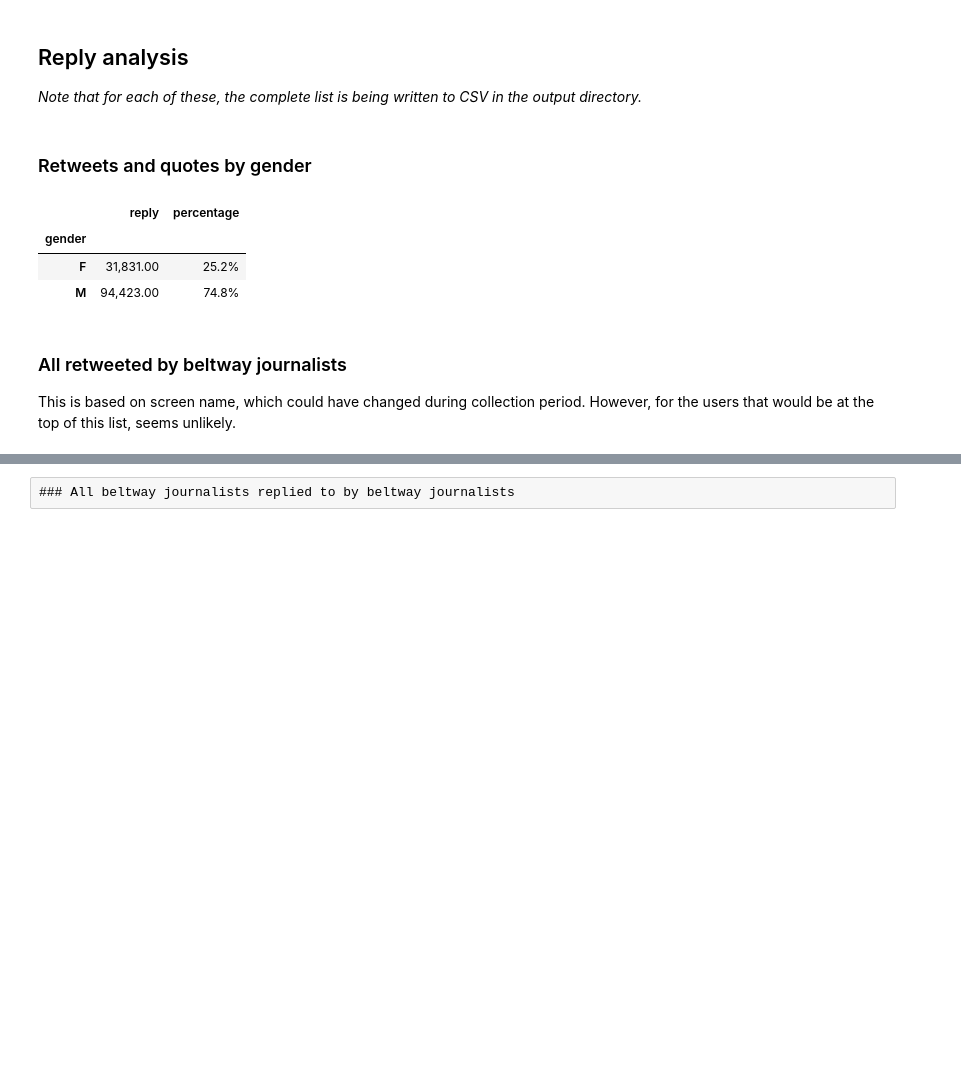
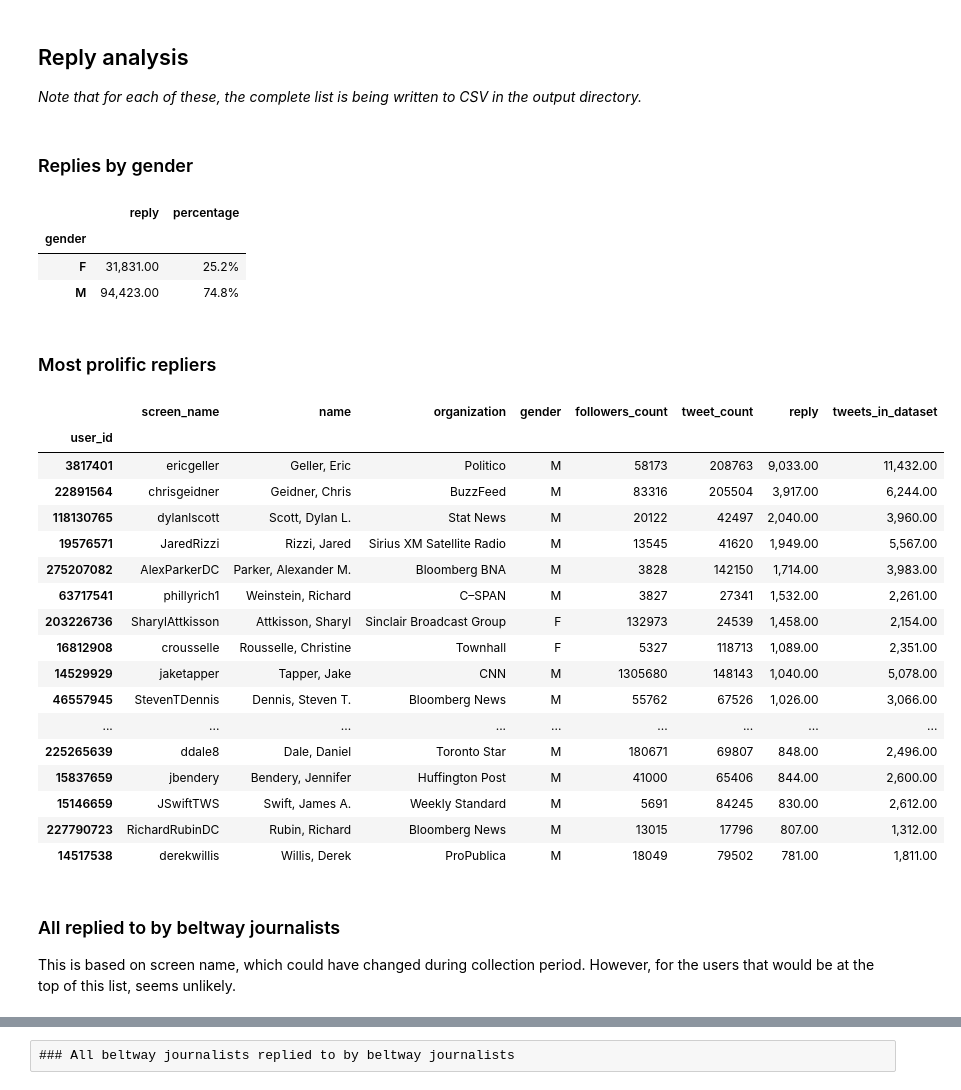
Before and after one commit to justinlittman/beltway_reporters, a Jupyter notebook: jupyter/Gender dynamics.ipynb, the cells around one changed output, grey strips where cells are left out. Saved outputs shown, nothing was run; the diff lists cells and outputs as text; code cells hidden in the pictures; blank space fills up the shorter version.

```diff
--- a/jupyter/Gender dynamics.ipynb
+++ b/jupyter/Gender dynamics.ipynb
@@ -1124,7 +1172,7 @@ journalist_reply_summary_fields = ['screen_name', 'name', 'organization', 'gende
 ## Reply analysis
 *Note that for each of these, the complete list is being written to CSV in the output directory.*
 # %% [markdown]
-### Retweets and quotes by gender
+### Replies by gender
 # %%
 replies_by_gender_df = user_summary_df[['gender', 'reply']].groupby('gender').sum()
 replies_by_gender_df['percentage'] = replies_by_gender_df.reply.div(replies_by_gender_df.reply.sum()).mul(100).round(1).astype(str) + '%'
@@ -1134,8 +1182,31 @@ replies_by_gender_df
 | gender |  |  |
 | F | 31,831.00 | 25.2% |
 | M | 94,423.00 | 74.8% |
+# %% [markdown]
+### Most prolific repliers
+# %%
+user_summary_df[['screen_name', 'name', 'organization', 'gender', 'followers_count', 'tweet_count', 'reply', 'tweets_in_dataset']].sort_values(['reply'], ascending=False).head(25)
+# %% [output]
+|  | screen_name | name | organization | gender | followers_count | tweet_count | reply | tweets_in_dataset |
+| user_id |  |  |  |  |  |  |  |  |
+| 3817401 | ericgeller | Geller, Eric | Politico | M | 58173 | 208763 | 9,033.00 | 11,432.00 |
+| 22891564 | chrisgeidner | Geidner, Chris | BuzzFeed | M | 83316 | 205504 | 3,917.00 | 6,244.00 |
+| 118130765 | dylanlscott | Scott, Dylan L. | Stat News | M | 20122 | 42497 | 2,040.00 | 3,960.00 |
+| 19576571 | JaredRizzi | Rizzi, Jared | Sirius XM Satellite Radio | M | 13545 | 41620 | 1,949.00 | 5,567.00 |
+| 275207082 | AlexParkerDC | Parker, Alexander M. | Bloomberg BNA | M | 3828 | 142150 | 1,714.00 | 3,983.00 |
+| 63717541 | phillyrich1 | Weinstein, Richard | C–SPAN | M | 3827 | 27341 | 1,532.00 | 2,261.00 |
+| 203226736 | SharylAttkisson | Attkisson, Sharyl | Sinclair Broadcast Group | F | 132973 | 24539 | 1,458.00 | 2,154.00 |
+| 16812908 | crousselle | Rousselle, Christine | Townhall | F | 5327 | 118713 | 1,089.00 | 2,351.00 |
+| 14529929 | jaketapper | Tapper, Jake | CNN | M | 1305680 | 148143 | 1,040.00 | 5,078.00 |
+| 46557945 | StevenTDennis | Dennis, Steven T. | Bloomberg News | M | 55762 | 67526 | 1,026.00 | 3,066.00 |
+| ... | ... | ... | ... | ... | ... | ... | ... | ... |
+| 225265639 | ddale8 | Dale, Daniel | Toronto Star | M | 180671 | 69807 | 848.00 | 2,496.00 |
+| 15837659 | jbendery | Bendery, Jennifer | Huffington Post | M | 41000 | 65406 | 844.00 | 2,600.00 |
+| 15146659 | JSwiftTWS | Swift, James A. | Weekly Standard | M | 5691 | 84245 | 830.00 | 2,612.00 |
+| 227790723 | RichardRubinDC | Rubin, Richard | Bloomberg News | M | 13015 | 17796 | 807.00 | 1,312.00 |
+| 14517538 | derekwillis | Willis, Derek | ProPublica | M | 18049 | 79502 | 781.00 | 1,811.00 |
 # %% [markdown]
-### All retweeted by beltway journalists
+### All replied to by beltway journalists
 This is based on screen name, which could have changed during collection period. However, for the users that would be at the top of this list, seems unlikely.
 # %%
 # Reply to count
```
Also changed, not shown: parts of 7 cells of this notebook, 10 other files.
